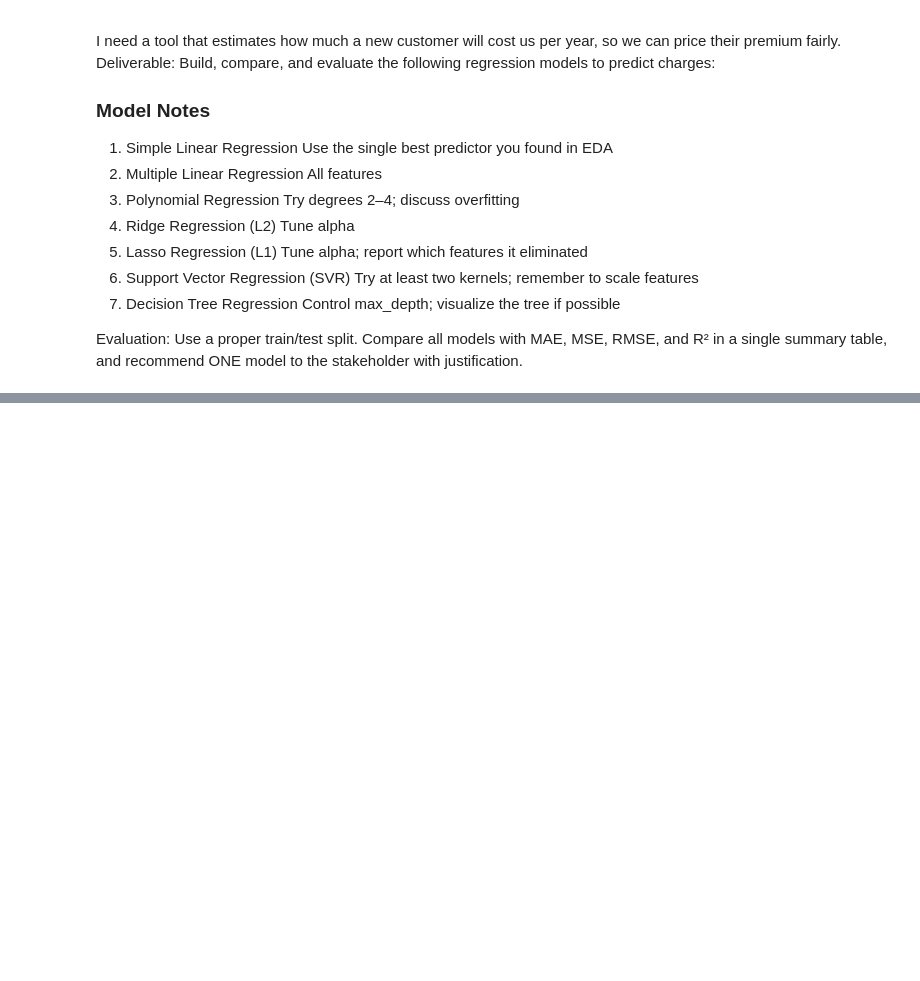
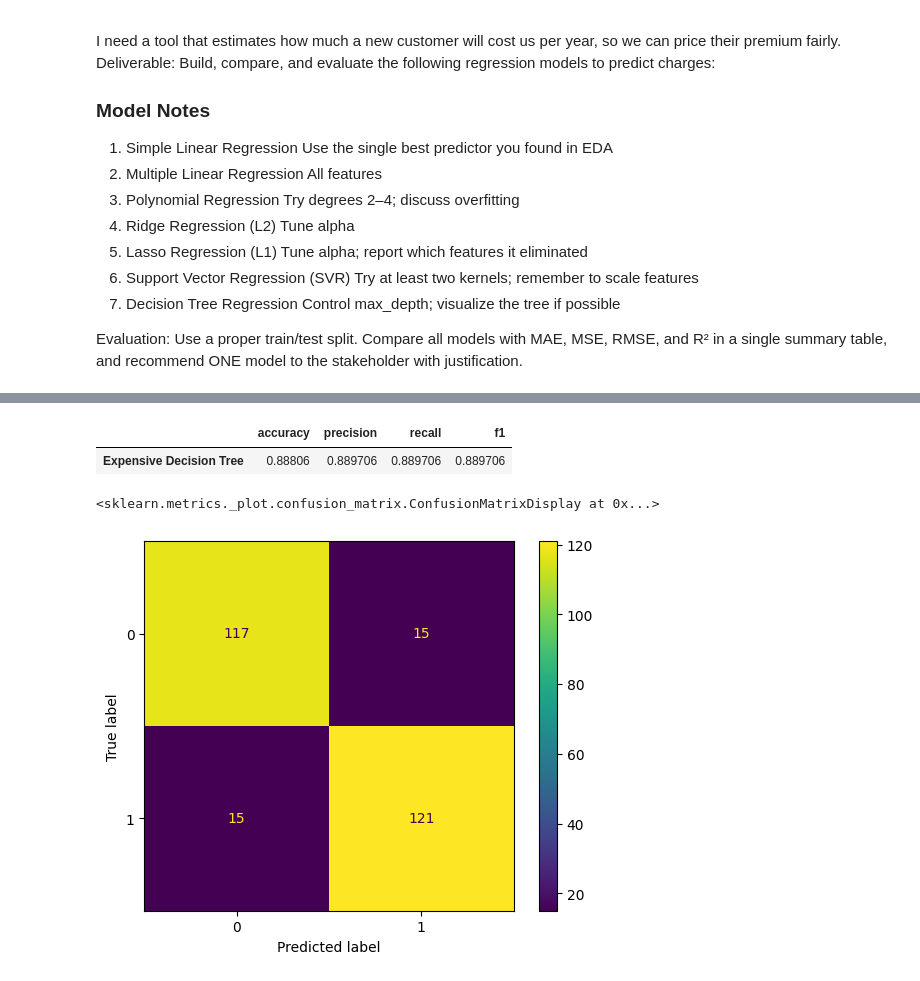
Before and after one commit to emarkow1/EECE-5644-miniproject-02, a Jupyter notebook: miniproject02.ipynb, the cells around one changed output, grey strips where cells are left out. Saved outputs shown, nothing was run; the diff lists cells and outputs as text; code cells hidden in the pictures; blank space fills up the shorter version.

Commit message:
all models and readme

```diff
--- a/miniproject02.ipynb
+++ b/miniproject02.ipynb
@@ -313,0 +376,17 @@ dtype: float64
+# %%
+model7 = make_pipeline(
+    preprocessor,
+    DecisionTreeRegressor(
+        max_depth=5
+    )
+)
+
+model7.fit(X_train,y_train)
+y7_pred = model7.predict(X_test)
+
+req2_results['Decision Tree Regression'] = {
+    'r2': r2_score(y_test, y7_pred),
+    'MAE': mean_absolute_error(y_test, y7_pred),
+    'MSE': mean_squared_error(y_test, y7_pred),
+    'RMSE': root_mean_squared_error(y_test, y7_pred)
+}
@@ -313,0 +412,34 @@ dtype: float64
+# %%
+median_charge = y.median()
+
+y_classification = (y > median_charge).astype(int)
+
+y_classification_train, y_classification_test = train_test_split(y_classification, test_size=0.2, random_state=14)
+# %%
+model_expensive = make_pipeline(
+    preprocessor,
+    DecisionTreeClassifier()
+)
+
+model_expensive.fit(X_train,y_classification_train)
+y_expensive_pred = model_expensive.predict(X_test)
+
+req3_results = {}
+req3_results['Expensive Decision Tree'] = {
+    'accuracy': accuracy_score(y_classification_test, y_expensive_pred),
+    'precision': precision_score(y_classification_test, y_expensive_pred),
+    'recall': recall_score(y_classification_test,y_expensive_pred),
+    'f1': f1_score(y_classification_test, y_expensive_pred)
+}
+# %%
+req3_results_df = pd.DataFrame(req3_results).T
+
+req3_results_df
+# %% [output]
+|  | accuracy | precision | recall | f1 |
+| Expensive Decision Tree | 0.88806 | 0.889706 | 0.889706 | 0.889706 |
+# %%
+ConfusionMatrixDisplay.from_estimator(model_expensive, X_test, y_classification_test)
+# %% [output]
+<sklearn.metrics._plot.confusion_matrix.ConfusionMatrixDisplay at 0x...>
+[figure, added]
```
Also changed, not shown: parts of 11 cells of this notebook, 1 other file.
